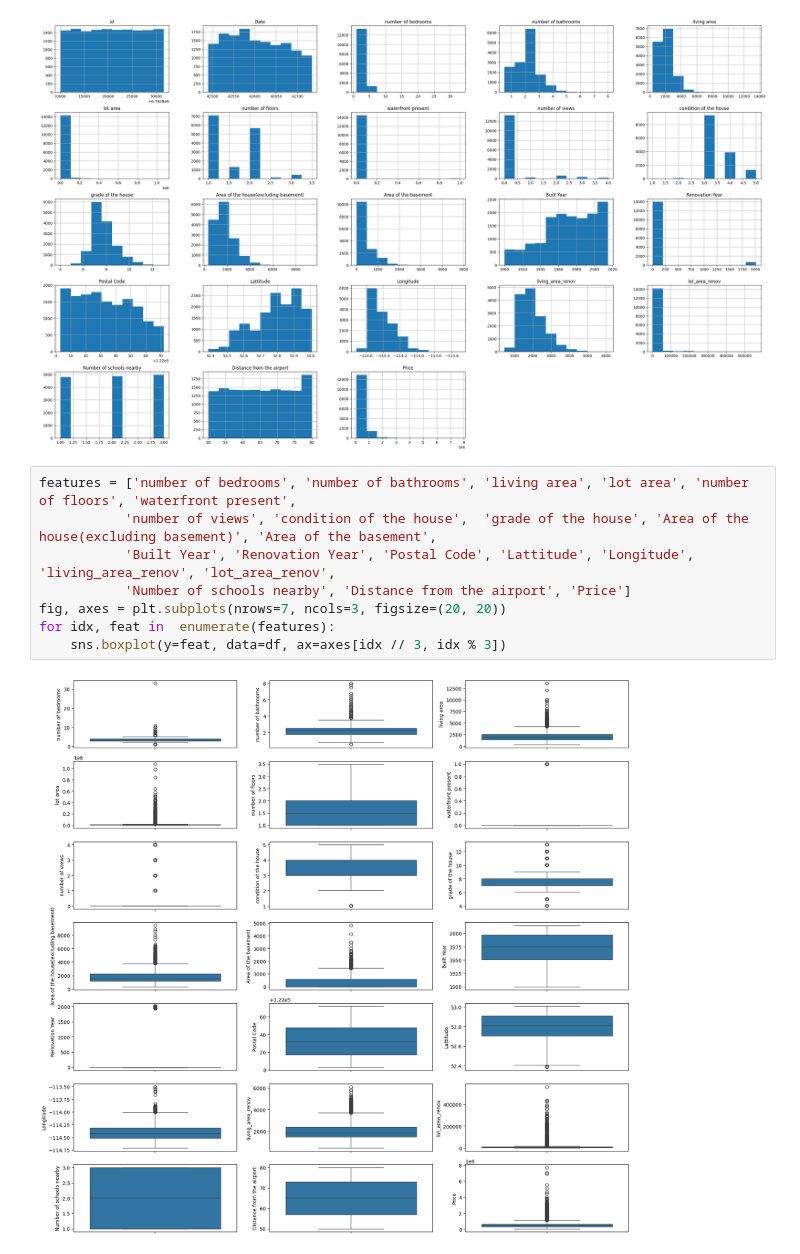
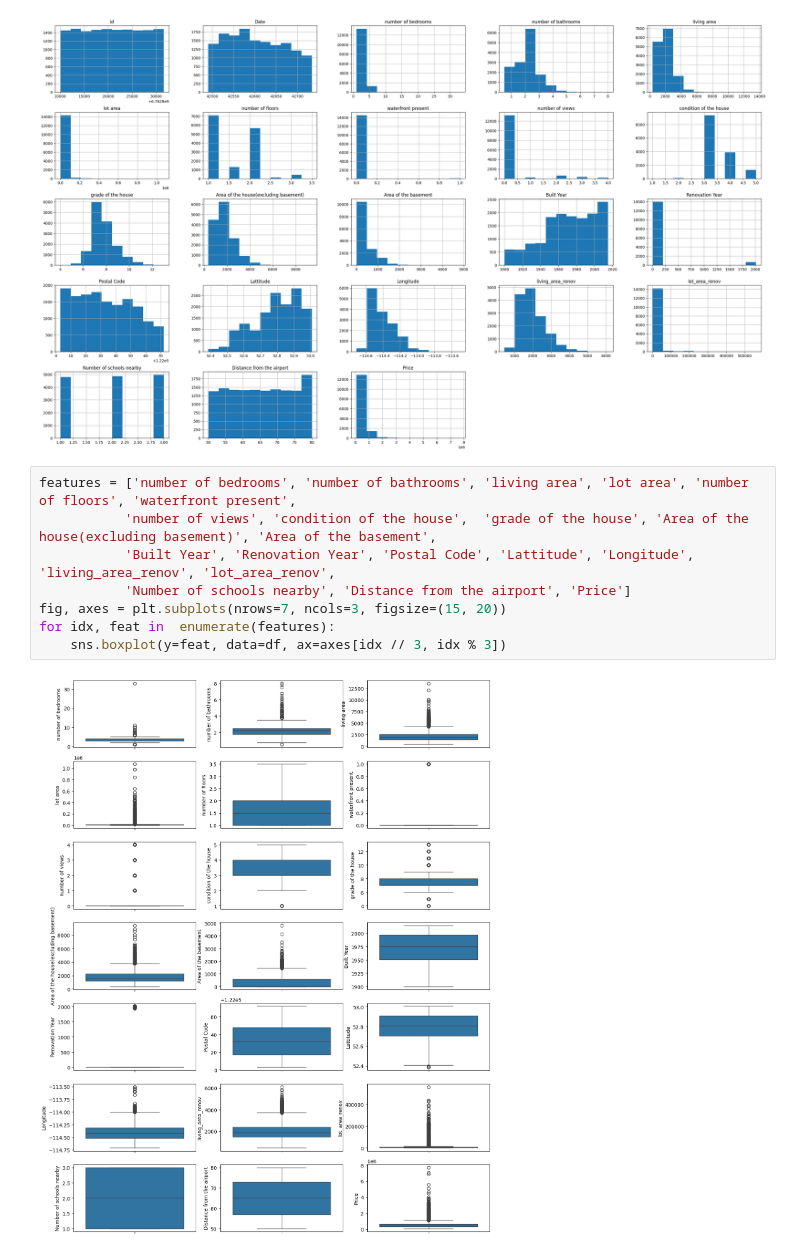
Before and after one commit to lklmkv/tvp1t, a Jupyter notebook: Outliers.ipynb, the cells around one changed output. Cells and saved outputs as stored; diff of their text form.

```diff
--- a/Outliers.ipynb
+++ b/Outliers.ipynb
@@ -59,10 +61,10 @@ array([[<Axes: title={'center': 'id'}>, <Axes: title={'center': 'Date'}>,
 # %%
 features = ['number of bedrooms', 'number of bathrooms', 'living area', 'lot area', 'number of floors', 'waterfront present',
            'number of views', 'condition of the house',  'grade of the house', 'Area of the house(excluding basement)', 'Area of the basement',
            'Built Year', 'Renovation Year', 'Postal Code', 'Lattitude', 'Longitude', 'living_area_renov', 'lot_area_renov',
            'Number of schools nearby', 'Distance from the airport', 'Price']
-fig, axes = plt.subplots(nrows=7, ncols=3, figsize=(20, 20))
+fig, axes = plt.subplots(nrows=7, ncols=3, figsize=(15, 20))
 for idx, feat in  enumerate(features):
     sns.boxplot(y=feat, data=df, ax=axes[idx // 3, idx % 3])
 # %% [output]
-[figure, old version]
+[figure, new version]
```
Also changed, not shown: parts of 11 cells of this notebook.
